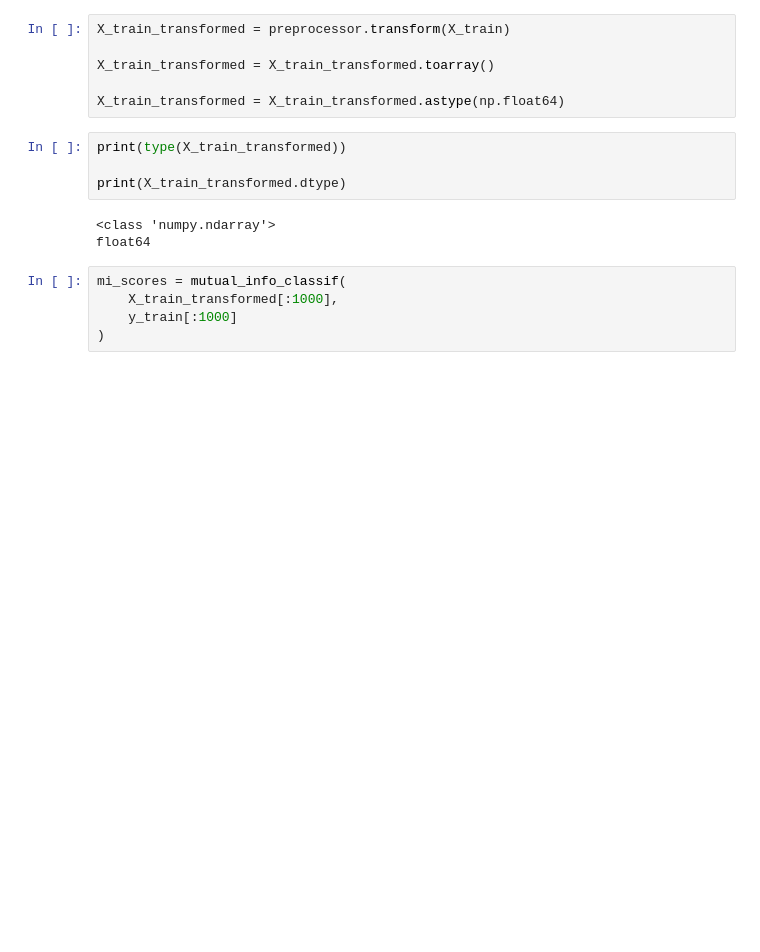
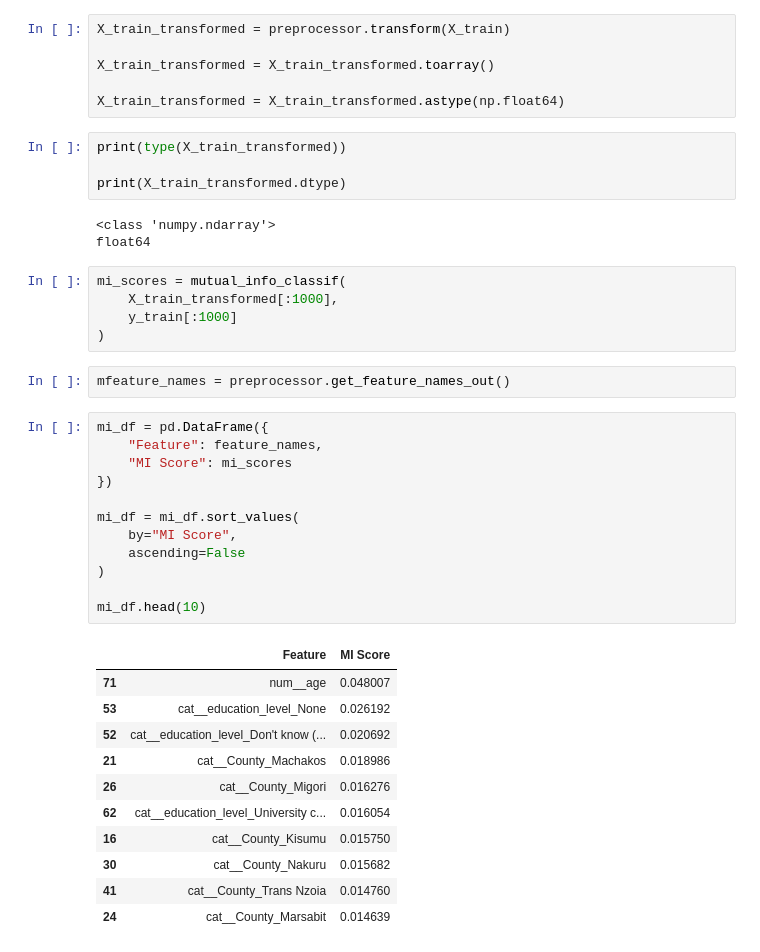
Before and after one commit to ChairoSolutions/Kenya-financial-inclusion-risk, a Jupyter notebook: notebooks/notebook-05_shap_explainability.ipynb, the cells around one changed output. Cells and saved outputs as stored; diff of their text form; blank space fills up the shorter version.

```diff
--- a/notebooks/notebook-05_shap_explainability.ipynb
+++ b/notebooks/notebook-05_shap_explainability.ipynb
@@ -772,3 +772,29 @@ mi_scores = mutual_info_classif(
     X_train_transformed[:1000],
     y_train[:1000]
 )
+# %%
+mfeature_names = preprocessor.get_feature_names_out()
+# %%
+mi_df = pd.DataFrame({
+    "Feature": feature_names,
+    "MI Score": mi_scores
+})
+
+mi_df = mi_df.sort_values(
+    by="MI Score",
+    ascending=False
+)
+
+mi_df.head(10)
+# %% [output]
+|  | Feature | MI Score |
+| 71 | num__age | 0.048007 |
+| 53 | cat__education_level_None | 0.026192 |
+| 52 | cat__education_level_Don't know (... | 0.020692 |
+| 21 | cat__County_Machakos | 0.018986 |
+| 26 | cat__County_Migori | 0.016276 |
+| 62 | cat__education_level_University c... | 0.016054 |
+| 16 | cat__County_Kisumu | 0.015750 |
+| 30 | cat__County_Nakuru | 0.015682 |
+| 41 | cat__County_Trans Nzoia | 0.014760 |
+| 24 | cat__County_Marsabit | 0.014639 |
```
